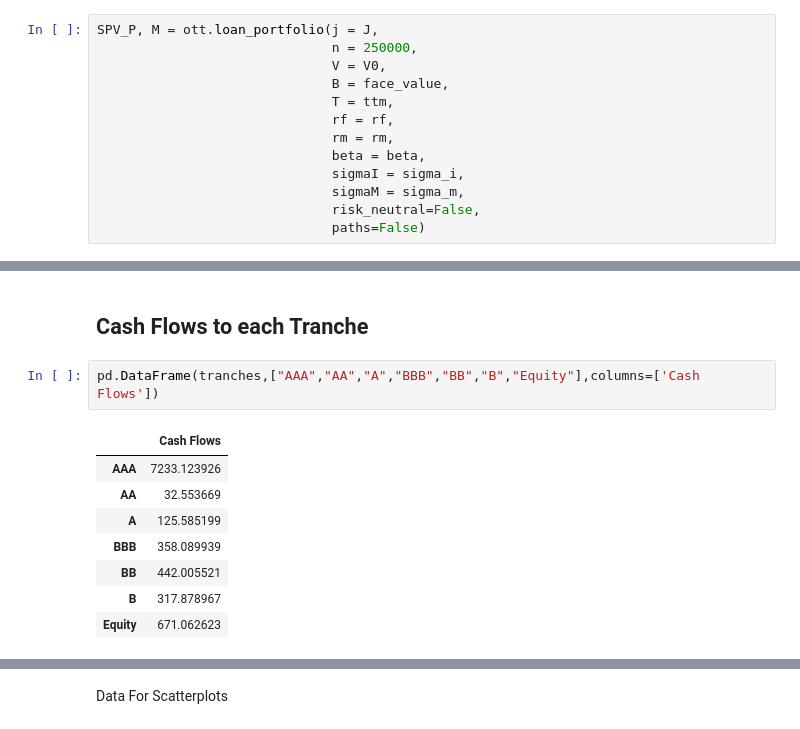
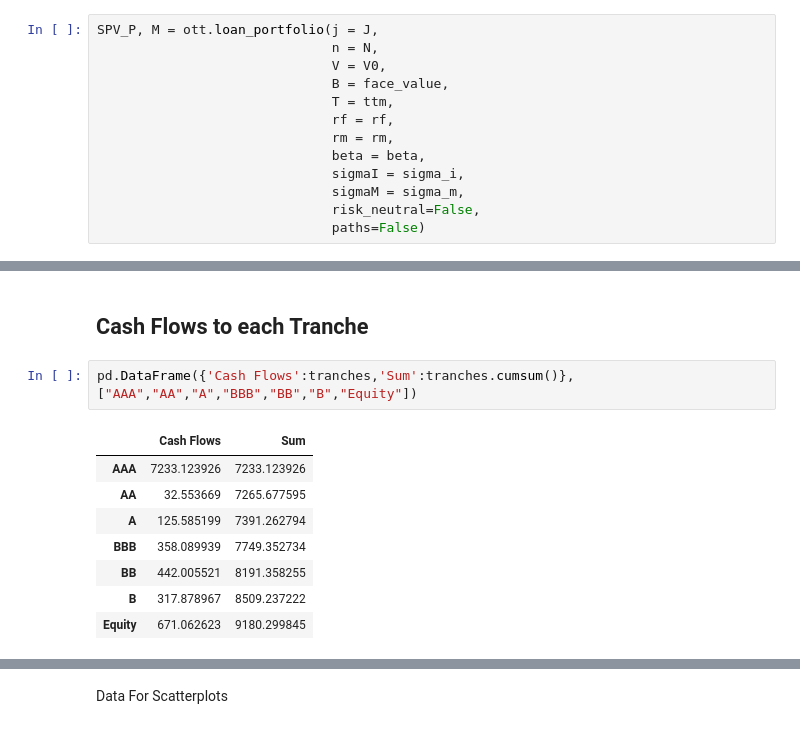
Before and after one commit to kristianRF/OeconOnlineAppendix, a Jupyter notebook: SPV Dynamics.ipynb, the cells around one changed output, grey strips where cells are left out. Cells and saved outputs as stored; diff of their text form.

```diff
--- a/SPV Dynamics.ipynb
+++ b/SPV Dynamics.ipynb
@@ -101,7 +102,7 @@ SPV_Q = Dk(face_value)
 Total SPV payoffs (under P-measure)
 # %%
 SPV_P, M = ott.loan_portfolio(j = J,
-                              n = 250000,
+                              n = N,
                               V = V0,
                               B = face_value,
                               T = ttm,
@@ -124,16 +125,16 @@ tranches[i] = np.quantile(SPV_P, 1) - tmp[i-1].sum(axis=0)
 # %% [markdown]
 ## Cash Flows to each Tranche
 # %%
-pd.DataFrame(tranches,["AAA","AA","A","BBB","BB","B","Equity"],columns=['Cash Flows'])
+pd.DataFrame({'Cash Flows':tranches,'Sum':tranches.cumsum()},["AAA","AA","A","BBB","BB","B","Equity"])
 # %% [output]
-|  | Cash Flows |
-| AAA | 7233.123926 |
-| AA | 32.553669 |
-| A | 125.585199 |
-| BBB | 358.089939 |
-| BB | 442.005521 |
-| B | 317.878967 |
-| Equity | 671.062623 |
+|  | Cash Flows | Sum |
+| AAA | 7233.123926 | 7233.123926 |
+| AA | 32.553669 | 7265.677595 |
+| A | 125.585199 | 7391.262794 |
+| BBB | 358.089939 | 7749.352734 |
+| BB | 442.005521 | 8191.358255 |
+| B | 317.878967 | 8509.237222 |
+| Equity | 671.062623 | 9180.299845 |
 # %%
 plt.figure(figsize=(textwidth, 8*cm))
 palette = sns.color_palette("summer", n_colors=6, as_cmap=True)
```
Also changed, not shown: parts of 43 cells of this notebook, 3 other files.
